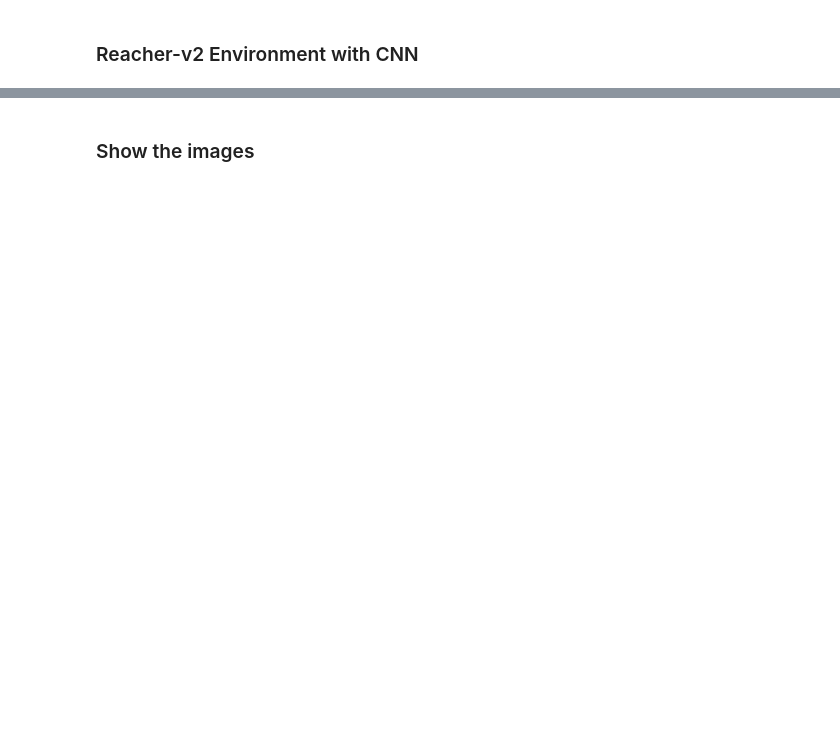
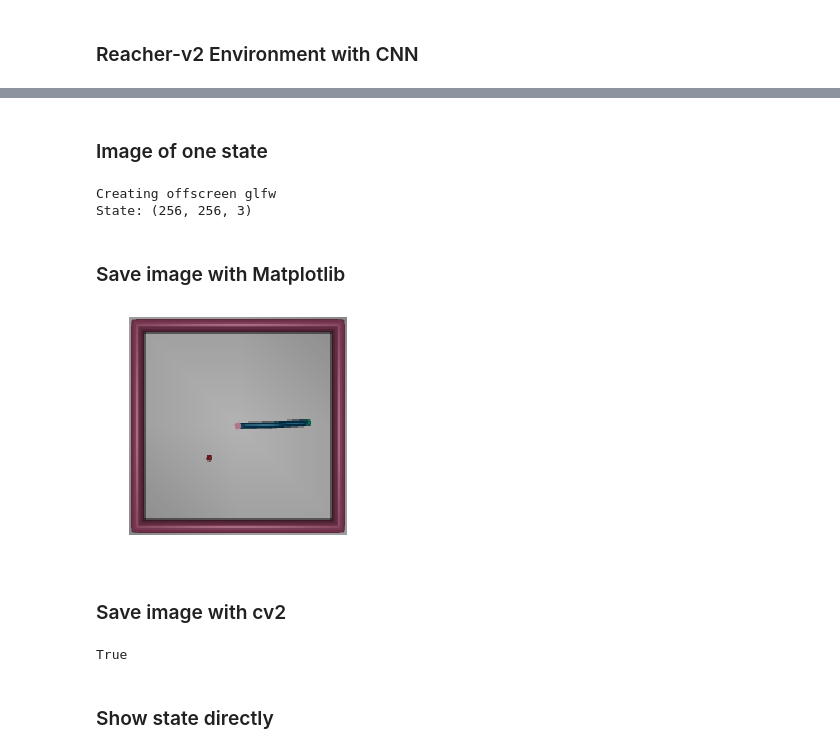
Before and after one commit to chingandy/rl_robotic_manipu, a Jupyter notebook: gym/examples/reacher-v2-cnn.ipynb, the cells around one changed output, grey strips where cells are left out. Drawn from its saved outputs; the diff is of its cells as text; code cells hidden in the pictures; blank space fills up the shorter version.

```diff
--- a/gym/examples/reacher-v2-cnn.ipynb
+++ b/gym/examples/reacher-v2-cnn.ipynb
@@ -311,0 +300,53 @@ Colocations handled automatically by placer.
+# %% [markdown]
+### Image of one state
+# %%
+import gym
+import numpy as np
+import random
+import matplotlib.pyplot as plt
+import cv2
+env = gym.make('Reacher-v101')
+state = env.reset()
+print("State:",state.shape)
+# %% [output]
+Creating offscreen glfw
+State: (256, 256, 3)
+# %% [markdown]
+### Save image with Matplotlib
+# %%
+%matplotlib inline
+
+# Save the image without margin
+def save_image(data, cm, fn):
+
+    sizes = np.shape(data)
+    height = float(sizes[0])
+    width = float(sizes[1])
+
+    fig = plt.figure()
+    fig.set_size_inches(width/height, 1, forward=False)
+    ax = plt.Axes(fig, [0., 0., 1., 1.])
+    ax.set_axis_off()
+    fig.add_axes(ax)
+
+    ax.imshow(data, cmap=cm)
+    plt.savefig(fn, dpi = height)
+    plt.close()
+
+save_image(state, None, 'test_mat_no_marg.png')
+
+# Save the image with margin
+plt.axis('off')
+plt.imshow(state)
+plt.savefig('test_mat.png',transparent = True, bbox_inches = 'tight', pad_inches = 0)
+plt.show()
+# %% [output]
+[figure, added]
+# %% [markdown]
+### Save image with cv2
+# %%
+state = state.astype('uint8')
+cv2.imwrite('test_cv2_clr.png', cv2.cvtColor(state, cv2.COLOR_RGB2BGR))
+cv2.imwrite('test_cv2.png', state)
+# %% [output]
+True
@@ -312,2 +382,2 @@ Colocations handled automatically by placer.
 # %% [markdown]
-### Show the images
+### Show state directly
```
Also changed, not shown: parts of 21 cells of this notebook, 34 other files.
